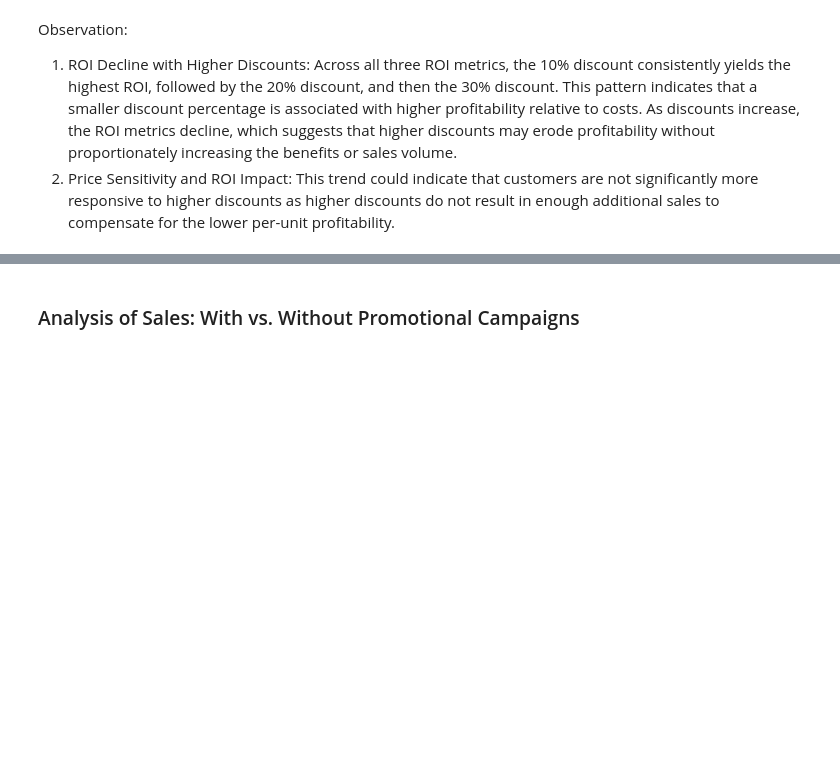
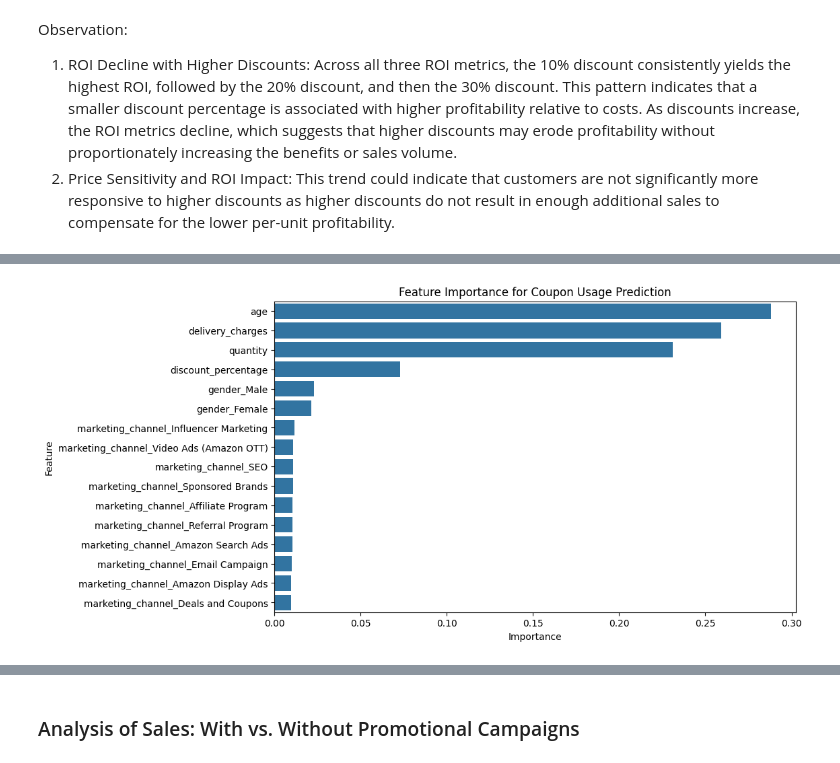
Before and after one commit to sweeenlim/Passion8, a Jupyter notebook: marketing_channels/marketing_channels.ipynb, the cells around one changed output, grey strips where cells are left out. Saved outputs shown, nothing was run; the diff lists cells and outputs as text; code cells hidden in the pictures; blank space fills up the shorter version.

Commit message:
Update models for coupon usage

```diff
--- a/marketing_channels/marketing_channels.ipynb
+++ b/marketing_channels/marketing_channels.ipynb
@@ -1580,0 +1720,19 @@ Observation:
+# %%
+feature_names = preprocessor.transformers_[0][1].get_feature_names_out(numeric_features).tolist() + \
+                preprocessor.transformers_[1][1].get_feature_names_out(categorical_features).tolist()
+
+# Extract feature importance from the Random Forest model
+rf_model = pipeline.named_steps['classifier']
+feature_importance = rf_model.feature_importances_
+
+# Create a DataFrame for feature importance
+importance_df = pd.DataFrame({'Feature': feature_names, 'Importance': feature_importance})
+importance_df = importance_df.sort_values(by='Importance', ascending=False)
+
+# Plot feature importance
+plt.figure(figsize=(10, 6))
+sns.barplot(x='Importance', y='Feature', data=importance_df)
+plt.title('Feature Importance for Coupon Usage Prediction')
+plt.show()
+# %% [output]
+[figure, added]
```
Also changed, not shown: parts of 10 cells of this notebook, 4 other files.
